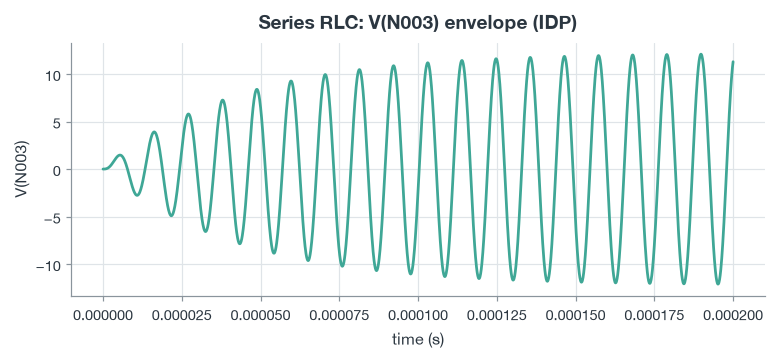
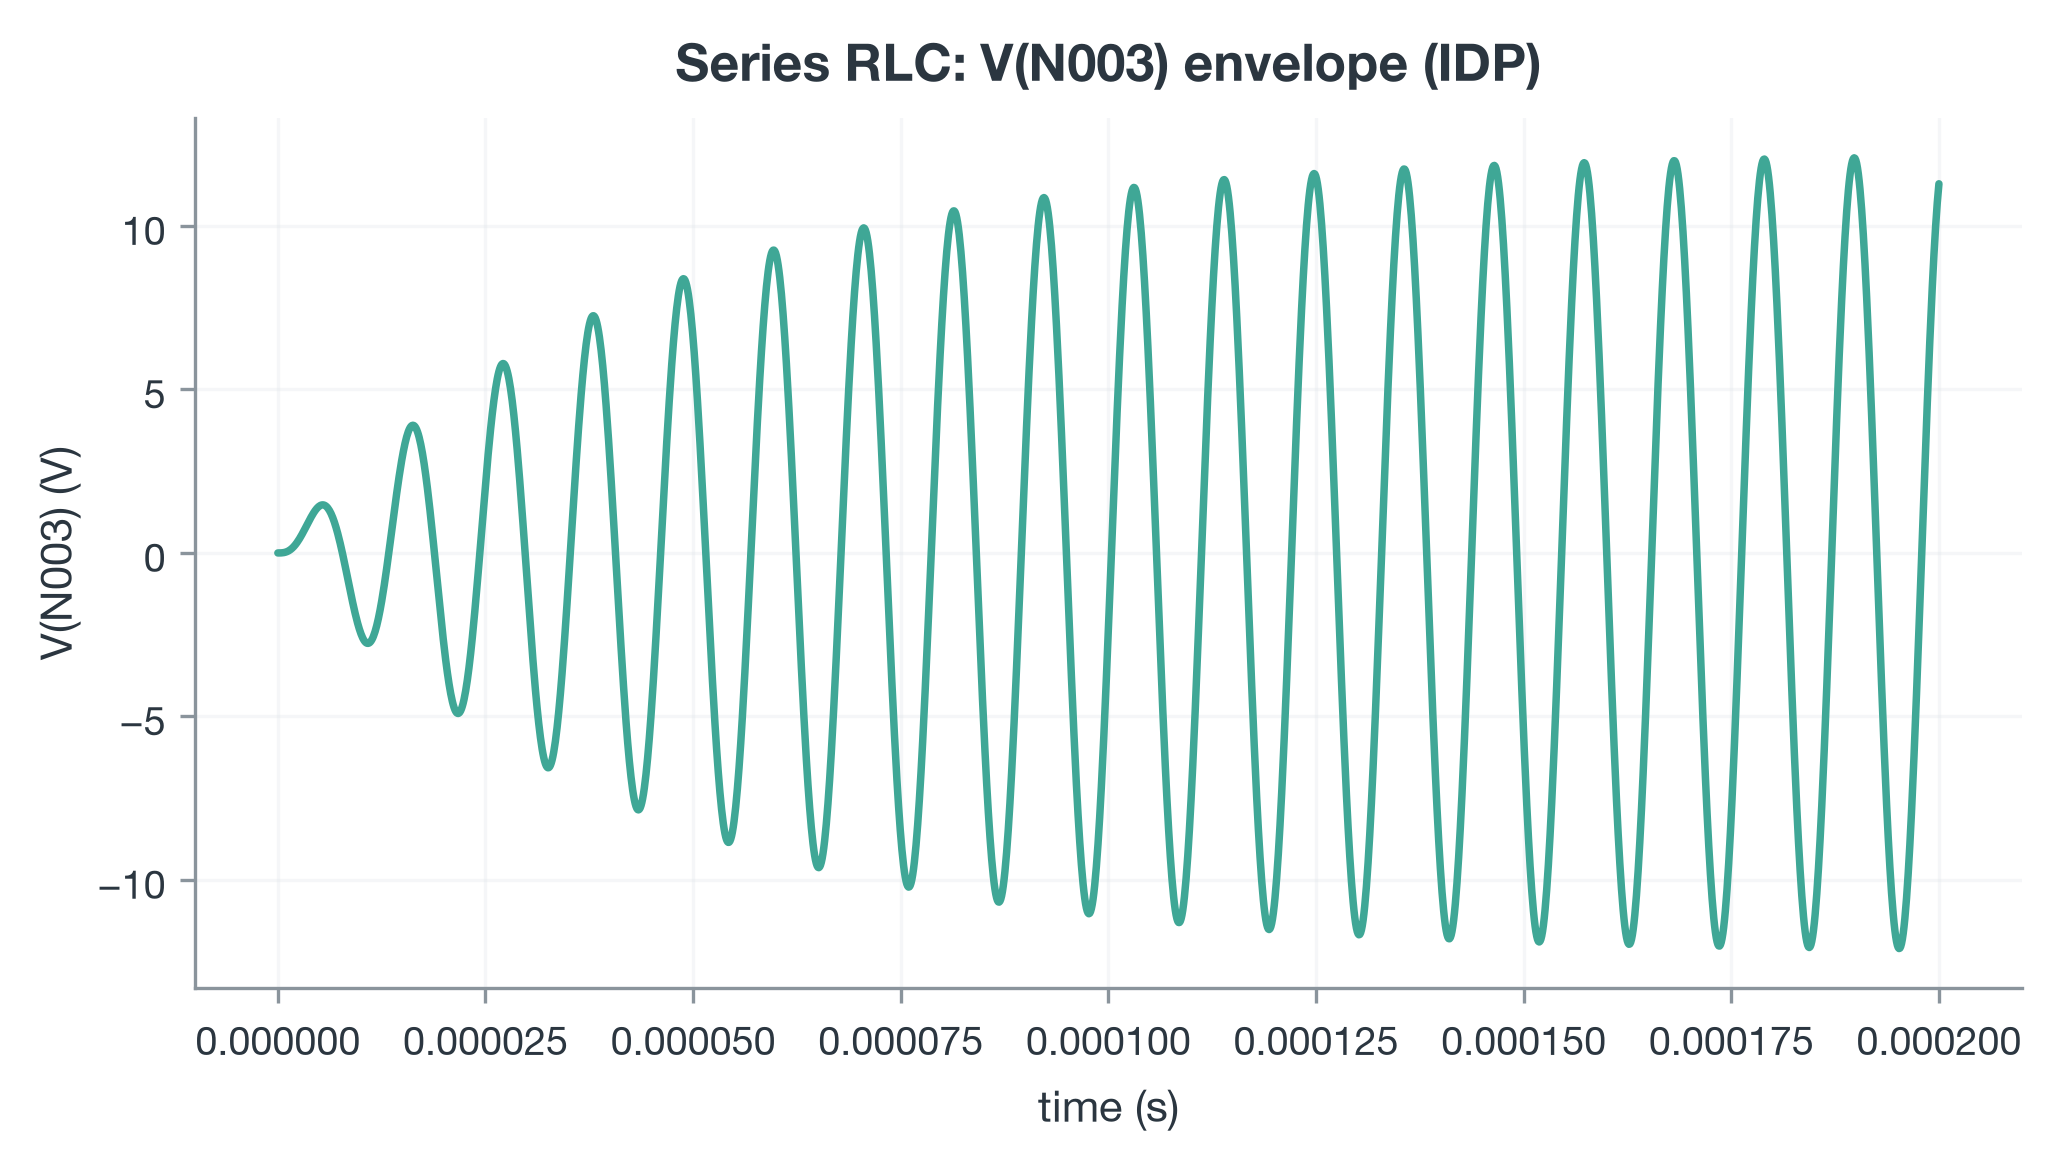
The change to this notebook cell's code, shown as a diff; its figure went from the first image to the second:
--- before
+++ after
@@ -4,5 +4,6 @@
 fig, ax = plt.subplots()
 ax.plot(w.t, w.v, color=PALETTE["teal"], lw=1.8)
-ax.set_xlabel("time (s)"); ax.set_ylabel(w.name)
+ax.set_xlabel("time (s)"); ax.set_ylabel("%s (V)" % w.name)
 ax.set_title("Series RLC: %s envelope (IDP)" % w.name)
+ax.grid(True, alpha=0.3); ax.set_axisbelow(True)
 plt.tight_layout(); plt.show()

Commit: v1.0.4: professional notebook polish — high-DPI figures + styled tables